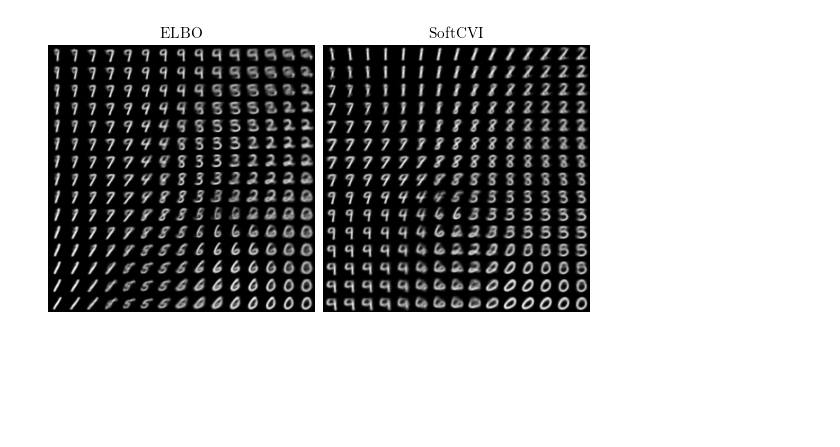
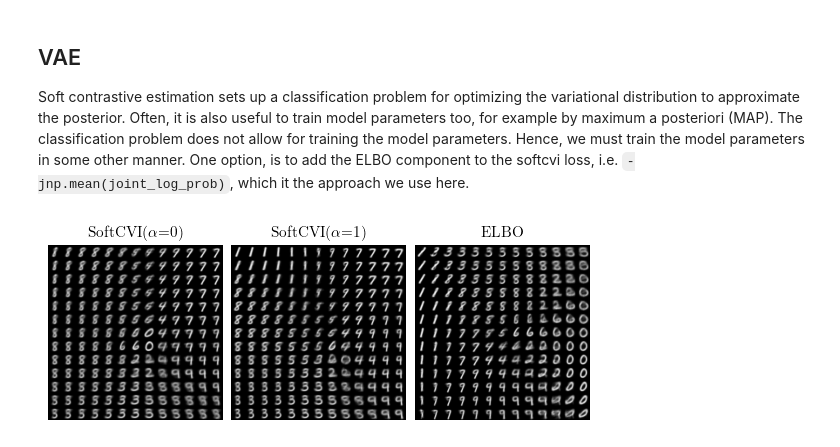
Before and after one commit to danielward27/softcvi_validation, a Jupyter notebook: plots/vae.ipynb, the cells around one changed output. Drawn from its saved outputs; the diff is of its cells as text; code cells hidden in the pictures; blank space fills up the shorter version.

```diff
--- a/plots/vae.ipynb
+++ b/plots/vae.ipynb
@@ -8,3 +1,6 @@ where we can view the second term as the component of the ELBO corresponding to
+# %% [markdown]
+## VAE
+Soft contrastive estimation sets up a classification problem for optimizing the variational distribution to approximate the posterior. Often, it is also useful to train model parameters too, for example by maximum a posteriori (MAP). The classification problem does not allow for training the model parameters. Hence, we must train the model parameters in some other manner. One option, is to add the ELBO component to the softcvi loss, i.e. ``-jnp.mean(joint_log_prob)``, which it the approach we use here.
 # %%
 import os
 from collections.abc import Callable
@@ -16,24 +12,23 @@ import jax.random as jr
 import matplotlib.pyplot as plt
 import numpyro.distributions as dist
 import optax
-from flowjax import wrappers
 from flowjax.distributions import AbstractDistribution, Normal
 from flowjax.experimental.numpyro import sample
 from flowjax.train.train_utils import step
 from jax.nn import relu, sigmoid, softplus
 from jaxtyping import Array
 from numpyro.examples.datasets import MNIST, load_dataset
+from paramax import wrappers
+from pyrox import losses
 from pyrox.program import AbstractProgram, SetKwargs
-from pyrox import losses
 from scipy.stats import norm
 from tqdm import trange
 
 from softcvi_validation import utils
 
+plt.style.use('./plots/style.mplstyle')
 
 os.chdir(utils.get_abspath_project_root())
-plt.style.use('./plots/style.mplstyle')
-
 
 class Encoder(eqx.Module):
     layers: tuple
@@ -87,7 +82,7 @@ class VAEModel(AbstractProgram):
         self.decoder = decoder
         self.prior_dist = Normal(jnp.zeros(self.decoder.z_dim))
 
-    def __call__(self, *, obs: Array | None = None):
+    def __call__(self, obs: Array | None = None):
         z = sample("z", self.prior_dist)
         img_loc = self.decoder(z)
         return sample("x", dist.Bernoulli(img_loc), obs=obs)
@@ -99,7 +94,7 @@ class VAEGuide(AbstractProgram):
     def __init__(self, encoder: Callable):
         self.encoder = encoder
 
-    def __call__(self, *, obs):
+    def __call__(self, obs: Array):
         z_loc, z_scales = jnp.split(self.encoder(obs), 2)
         z_scales = softplus(z_scales)
         return sample("z", Normal(z_loc, z_scales))
@@ -164,12 +159,19 @@ def fit(key, model, guide, loss_fn, obs):
 # %%
 
 loss_choices = {
-   "ELBO": losses.EvidenceLowerBoundLoss(n_particles=2),
-    "SoftCVI": losses.SoftContrastiveEstimationLoss(
-        n_particles=2,
-        alpha=0.75,
+   "SoftCVI(a=0)": losses.SoftContrastiveEstimationLoss(
+        n_particles=8,
+        alpha=0,
+        negative_distribution="proposal",
         elbo_optimize_model=True,
         ),
+    "SoftCVI(a=1)": losses.SoftContrastiveEstimationLoss(
+        n_particles=8,
+        alpha=1,
+        negative_distribution="proposal",
+        elbo_optimize_model=True,
+        ),
+    "ELBO": losses.EvidenceLowerBoundLoss(n_particles=8),
 }
 
 results = {}
@@ -177,40 +179,40 @@ for label, loss_fn in loss_choices.items():
     results[label] = fit(key, model, guide, loss_fn, obs)
 # %%
 # Set the number of plots
-plot_num = 15  # plot_num * plot_num
+plot_num = 13  # plot_num * plot_num
 
 fig = plt.figure(
-    figsize=(plt.rcParams["figure.figsize"][0], plt.rcParams["figure.figsize"][0]/1.8),
+    figsize=(plt.rcParams["figure.figsize"][0], plt.rcParams["figure.figsize"][0]/2.3),
     layout="constrained",
 )
 
-axes = fig.subplots(ncols=2)
+axes = fig.subplots(ncols=len(loss_choices))
 
 for (label, result), ax in zip(results.items(), axes, strict=True):
 
     z = norm.ppf(jnp.linspace(0.1, 0.9, plot_num))
     z1, z2 = jnp.meshgrid(z, z)
 
     z_grid = jnp.stack([z1.ravel(), z2.ravel()], axis=-1)
     z_grid = jax.vmap(result[0][0].prior_dist.bijection.transform)(z_grid)
 
     # Initialize a list to store each row of images
     image_rows = []
 
     for row in range(plot_num):
         row_images = []
         for col in range(plot_num):
             z = z_grid[row * plot_num + col]
             img = result[0][0].decoder(z).reshape(28, 28)
             row_images.append(img)
         image_rows.append(jnp.concatenate(row_images, axis=1))
     final_image = jnp.concatenate(image_rows, axis=0)
 
     ax.imshow(final_image, cmap="gray")
     ax.axis('off')
 
-    ax.set_title(label)
+    ax.set_title(label.replace("a=", r"$\alpha$="))
 
-fig.savefig("./plots/mnist_latent_grid.pdf")
+fig.savefig("plots/plots/mnist_latent_grid.pdf", dpi=400)
 # %% [output]
-[figure, old version]
+[figure, new version]
```
Also changed, not shown: parts of 3 cells of this notebook, 27 other files.
